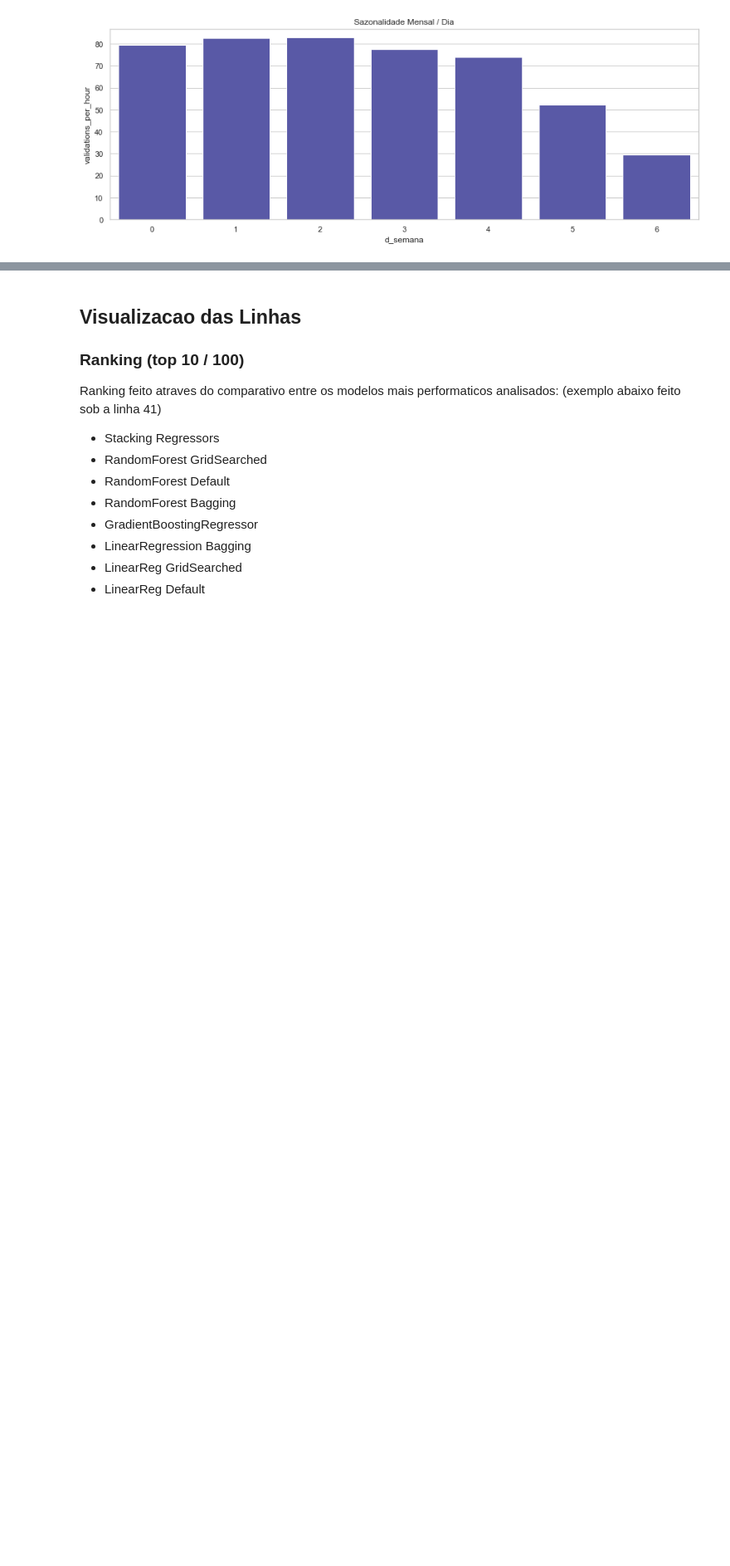
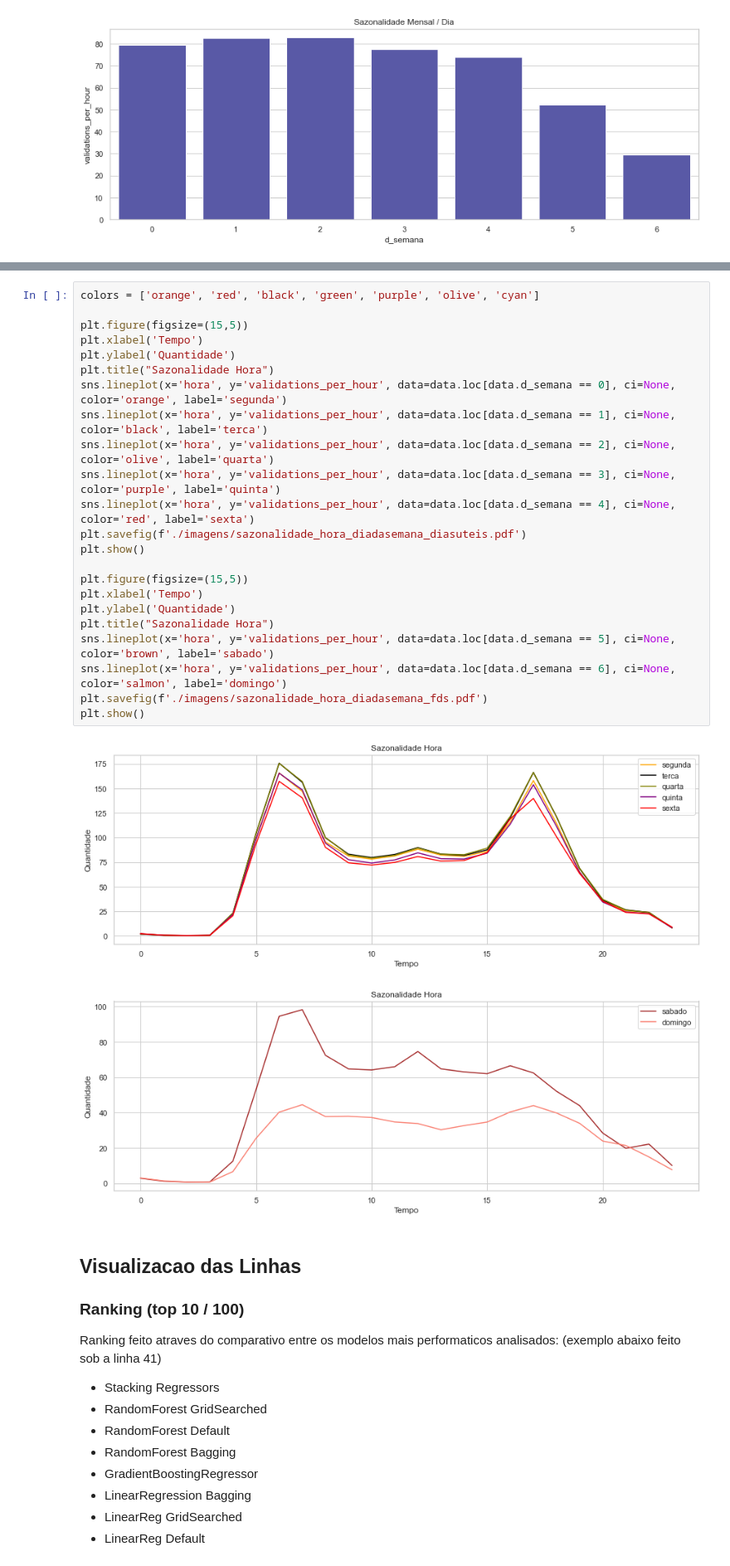
Before and after one commit to medeirosvictor/ds-mobilidade-urbana-fortaleza, a Jupyter notebook: Data-Visualization.ipynb, the cells around one changed output, grey strips where cells are left out. Shown at 83% size. Cells and saved outputs as stored; diff of their text form; blank space fills up the shorter version.

Commit message:
image gathering

```diff
--- a/Data-Visualization.ipynb
+++ b/Data-Visualization.ipynb
@@ -76,6 +77,32 @@ sns.lineplot(x='hora', y='validations_per_hour', data=data, ci=None, color='oran
 plt.show()
 # %% [output]
 [figure]
+# %%
+colors = ['orange', 'red', 'black', 'green', 'purple', 'olive', 'cyan']
+
+plt.figure(figsize=(15,5))
+plt.xlabel('Tempo')
+plt.ylabel('Quantidade')
+plt.title("Sazonalidade Hora")
+sns.lineplot(x='hora', y='validations_per_hour', data=data.loc[data.d_semana == 0], ci=None, color='orange', label='segunda')
+sns.lineplot(x='hora', y='validations_per_hour', data=data.loc[data.d_semana == 1], ci=None, color='black', label='terca')
+sns.lineplot(x='hora', y='validations_per_hour', data=data.loc[data.d_semana == 2], ci=None, color='olive', label='quarta')
+sns.lineplot(x='hora', y='validations_per_hour', data=data.loc[data.d_semana == 3], ci=None, color='purple', label='quinta')
+sns.lineplot(x='hora', y='validations_per_hour', data=data.loc[data.d_semana == 4], ci=None, color='red', label='sexta')
+plt.savefig(f'./imagens/sazonalidade_hora_diadasemana_diasuteis.pdf')
+plt.show()
+
+plt.figure(figsize=(15,5))
+plt.xlabel('Tempo')
+plt.ylabel('Quantidade')
+plt.title("Sazonalidade Hora")
+sns.lineplot(x='hora', y='validations_per_hour', data=data.loc[data.d_semana == 5], ci=None, color='brown', label='sabado')
+sns.lineplot(x='hora', y='validations_per_hour', data=data.loc[data.d_semana == 6], ci=None, color='salmon', label='domingo')
+plt.savefig(f'./imagens/sazonalidade_hora_diadasemana_fds.pdf')
+plt.show()
+# %% [output]
+[figure, added]
+[figure, added]
 # %% [markdown]
 ## Visualizacao das Linhas
 
```
Also changed, not shown: parts of 4 cells of this notebook, 11 other files.
